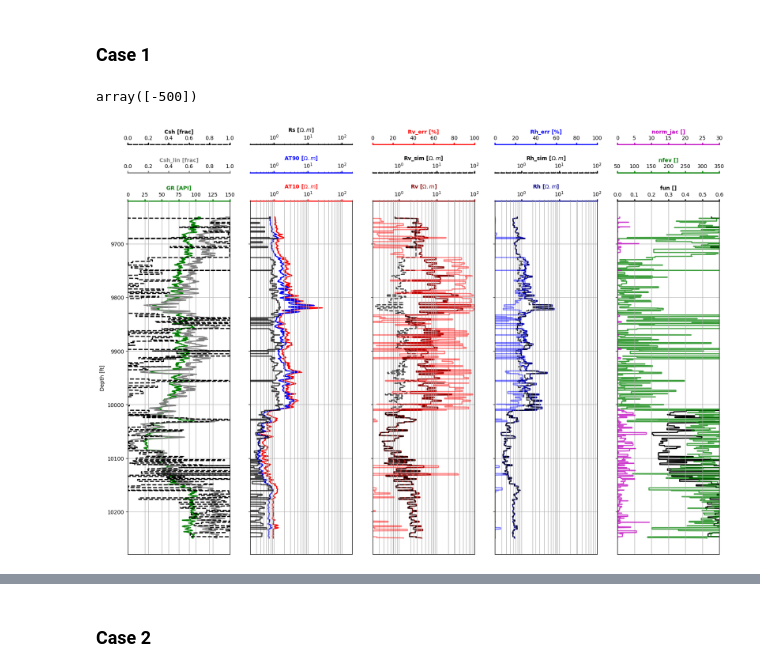
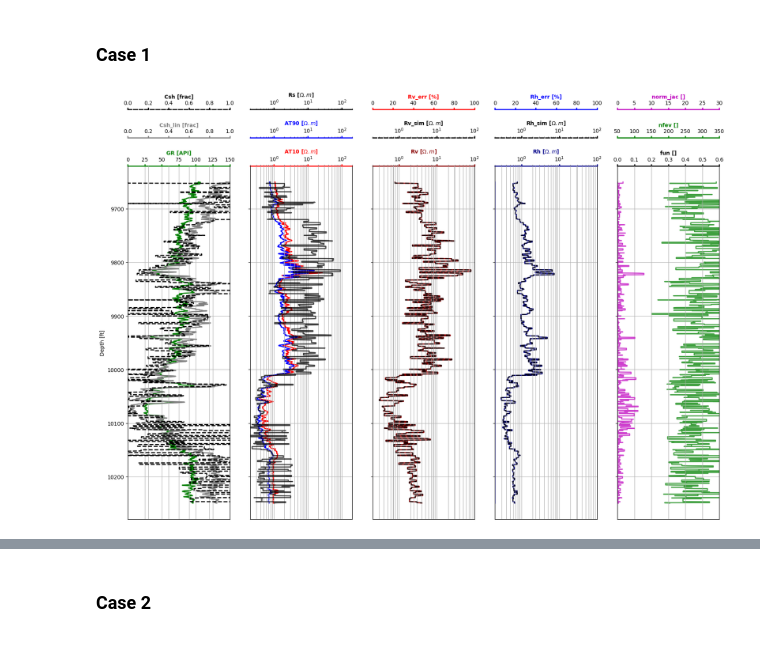
Before and after one commit to misaelmmorales/Anisotropic-Resistivity-Inversion, a Jupyter notebook: main_nb.ipynb, the cells around one changed output, grey strips where cells are left out. Drawn from its saved outputs; the diff is of its cells as text; code cells hidden in the pictures.

```diff
--- a/main_nb.ipynb
+++ b/main_nb.ipynb
@@ -15,21 +15,14 @@ Torch version: 2.2.1+cu121 | Torch Built with CUDA? True
 ------------------------------------------------------------
 # %% [markdown]
 ### Case 1
-# %%
-Rv = 512
-Rh = 12
-
-x = np.array([Rv,Rh])
-# %% [output]
-array([-500])
 # %%
 case1_qinv = ari.quadratic_inversion(case1)
 # %%
-inv1 = ari.resistivity_inversion(case1, Wd_matrix=True, tolerance=1e-10, maxiter=1e5,
-                                    x0=[0.5,1.5], Rvsh=2.8133, Rhsh=0.7746,
-                                    method='CG', bounds=None)
+inv1 = ari.resistivity_inversion(case1, x0=[0.5,1.45], Rvsh=2.813, Rhsh=0.775,
+                                 Wd_matrix=True, tolerance=1e-10, maxiter=1e5,
+                                 lambda_reg=1e-8, method='CG', bounds=None)
 
 ari.plot_inversion_results(inv1, figsize=(20,12))
 # %% [output]
-[figure, old version]
+[figure, new version]
 # %%
```
Also changed, not shown: parts of 13 cells of this notebook, 40 other files.
